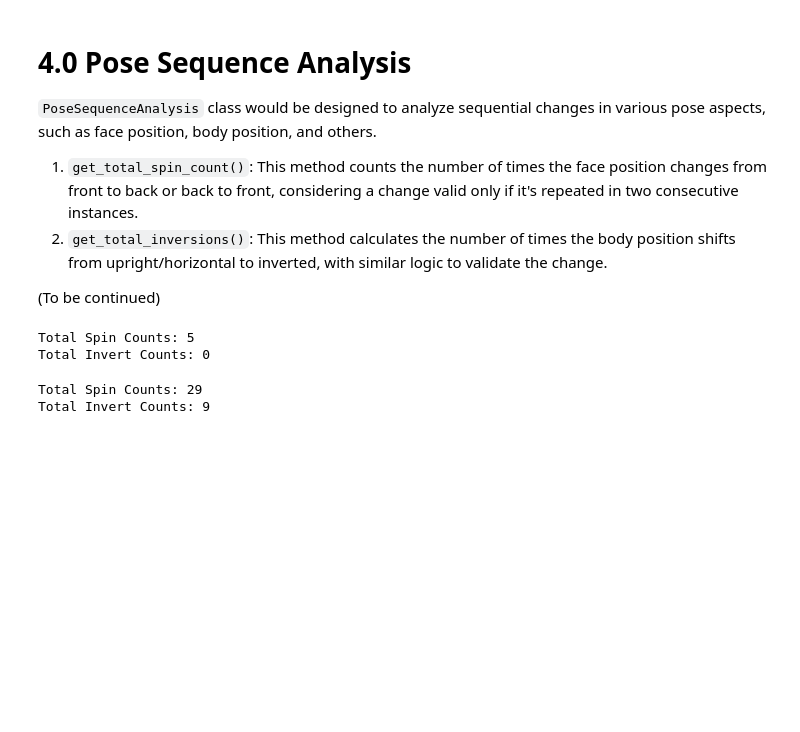
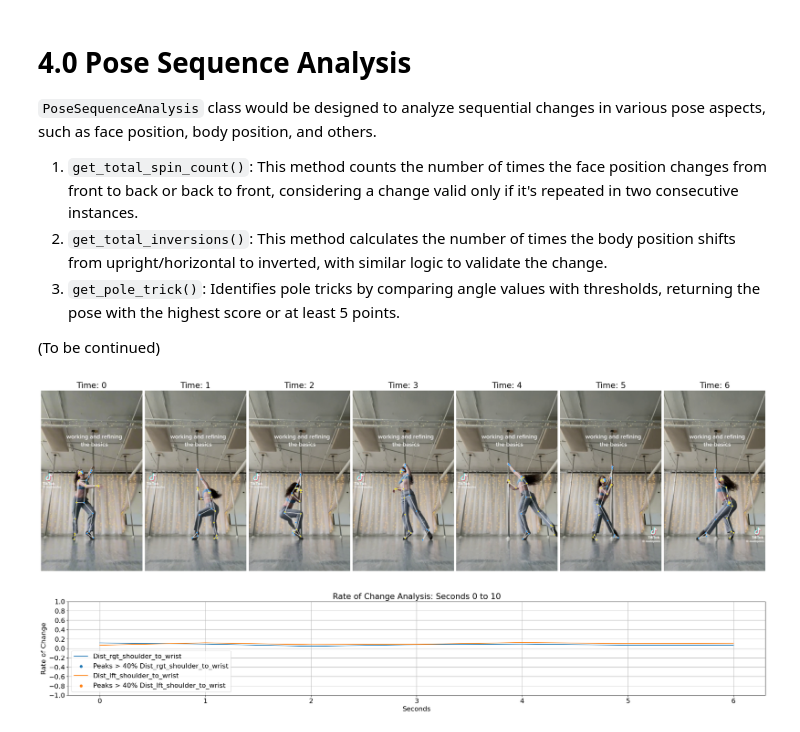
Before and after one commit to kayesokua/poledance.xyz, a Jupyter notebook: docs/4-0-pose-transitions.ipynb, the cells around one changed output. Cells and saved outputs as stored; diff of their text form; code cells hidden in the pictures; blank space fills up the shorter version.

Commit message:
minor updates, upload drafts for data vis and pose difficulty classifer

```diff
--- a/docs/4-0-pose-transitions.ipynb
+++ b/docs/4-0-pose-transitions.ipynb
@@ -5,6 +5,7 @@
 
 1. `get_total_spin_count()`: This method counts the number of times the face position changes from front to back or back to front, considering a change valid only if it's repeated in two consecutive instances.
 2. `get_total_inversions()`: This method calculates the number of times the body position shifts from upright/horizontal to inverted, with similar logic to validate the change.
+3. `get_pole_trick()`: Identifies pole tricks by comparing angle values with thresholds, returning the pose with the highest score or at least 5 points.
 
 (To be continued)
 # %%
@@ -38,18 +72,9 @@ class PoseSequenceAnalysis:
 # %%
+ref_tricks = pd.read_csv('data/internal/tricks/pose_data.csv')
 data = pd.read_csv('data/ground_truth/processed/upright/pose_data.csv')
-results = PoseSequenceAnalysis(data)
+
+results = PoseSequenceAnalysis(data, ref_tricks)
 
 print("Total Spin Counts:", results.spin_count)
 print("Total Invert Counts:", results.invert_count)
+results.data[['secs','frame_no','pos_trick']].head(5)
-# %% [output]
-Total Spin Counts: 5
-Total Invert Counts: 0
-# %%
-data = pd.read_csv('data/ground_truth/processed/combined/pose_data.csv')
-results = PoseSequenceAnalysis(data)
-
-print("Total Spin Counts:", results.spin_count)
-print("Total Invert Counts:", results.invert_count)
-# %% [output]
-Total Spin Counts: 29
-Total Invert Counts: 9
@@ -55,0 +90,11 @@ Total Invert Counts: 9
+# %%
+from helpers.file_system_utils import *
+from helpers.data_visualization_utils import *
+
+data = pd.read_csv('data/ground_truth/processed/upright/pose_data2.csv')
+annotated_image_path_dir = 'data/ground_truth/processed/upright/annotated/'
+visualize_video_frames_by_second(annotated_image_path_dir, data)
+visualize_roc_trends(data)
+# %% [output]
+[figure, added]
+[figure, added]
```
Also changed, not shown: parts of 2 cells of this notebook, 5 other files.
